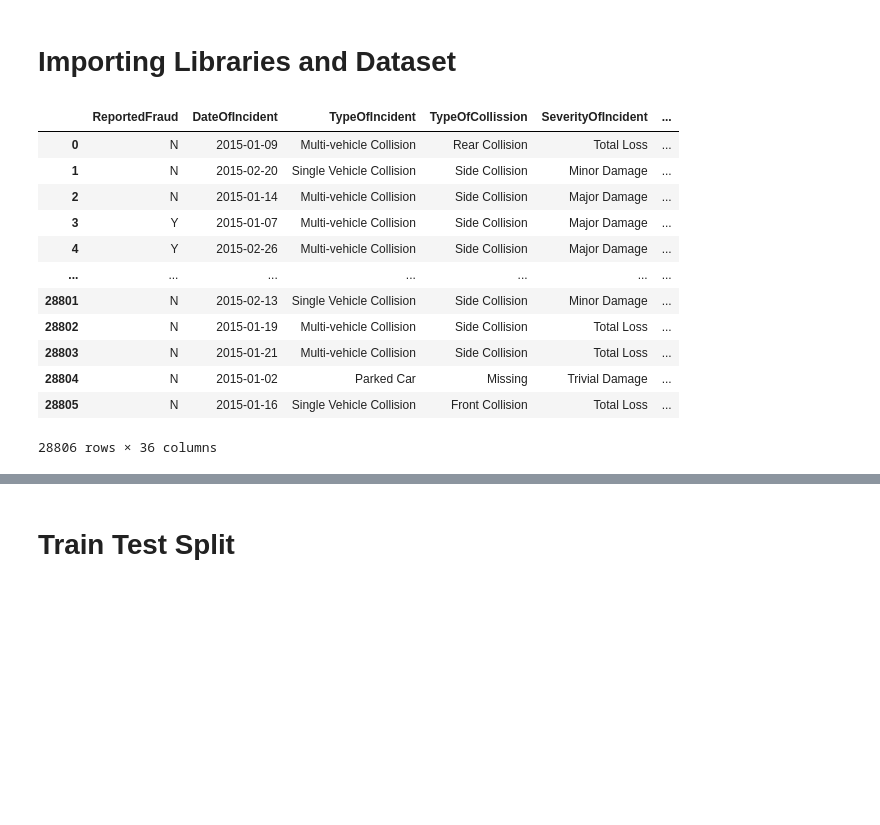
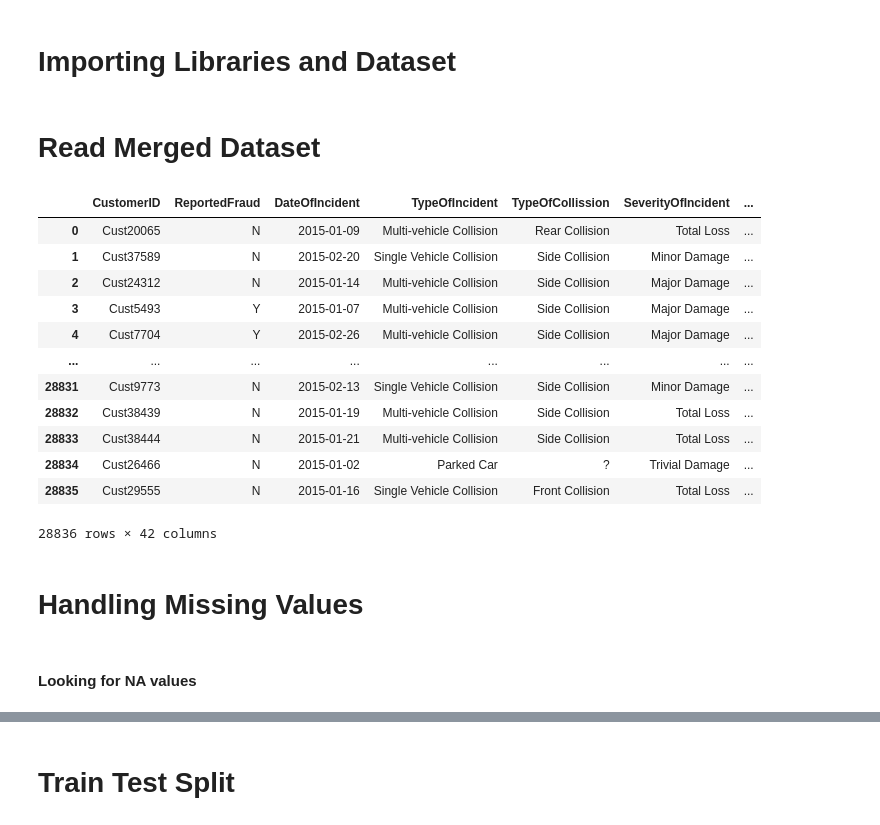
Before and after one commit to junweiteo/bt4012_insurance_fraud, a Jupyter notebook: Preprocess.ipynb, the cells around one changed output, grey strips where cells are left out. Drawn from its saved outputs; the diff is of its cells as text; code cells hidden in the pictures; blank space fills up the shorter version.

Commit message:
Process raw datasets and clean up code

```diff
--- a/Preprocess.ipynb
+++ b/Preprocess.ipynb
@@ -12,20 +12,26 @@ from sklearn.model_selection import train_test_split
 # %%
 pd.options.display.max_rows = 100
 pd.options.display.max_columns = 200
+# %% [markdown]
+# Read Merged Dataset
 # %%
-df = pd.read_csv('data/india_fraud_cleaned.csv')
+df = pd.read_csv('data/india_fraud.csv')
 df
 # %% [output]
-|  | ReportedFraud | DateOfIncident | TypeOfIncident | TypeOfCollission | SeverityOfIncident | ... |
-| 0 | N | 2015-01-09 | Multi-vehicle Collision | Rear Collision | Total Loss | ... |
-| 1 | N | 2015-02-20 | Single Vehicle Collision | Side Collision | Minor Damage | ... |
-| 2 | N | 2015-01-14 | Multi-vehicle Collision | Side Collision | Major Damage | ... |
-| 3 | Y | 2015-01-07 | Multi-vehicle Collision | Side Collision | Major Damage | ... |
-| 4 | Y | 2015-02-26 | Multi-vehicle Collision | Side Collision | Major Damage | ... |
-| ... | ... | ... | ... | ... | ... | ... |
-| 28801 | N | 2015-02-13 | Single Vehicle Collision | Side Collision | Minor Damage | ... |
-| 28802 | N | 2015-01-19 | Multi-vehicle Collision | Side Collision | Total Loss | ... |
-| 28803 | N | 2015-01-21 | Multi-vehicle Collision | Side Collision | Total Loss | ... |
-| 28804 | N | 2015-01-02 | Parked Car | Missing | Trivial Damage | ... |
-| 28805 | N | 2015-01-16 | Single Vehicle Collision | Front Collision | Total Loss | ... |
+|  | CustomerID | ReportedFraud | DateOfIncident | TypeOfIncident | TypeOfCollission | SeverityOfIncident | ... |
+| 0 | Cust20065 | N | 2015-01-09 | Multi-vehicle Collision | Rear Collision | Total Loss | ... |
+| 1 | Cust37589 | N | 2015-02-20 | Single Vehicle Collision | Side Collision | Minor Damage | ... |
+| 2 | Cust24312 | N | 2015-01-14 | Multi-vehicle Collision | Side Collision | Major Damage | ... |
+| 3 | Cust5493 | Y | 2015-01-07 | Multi-vehicle Collision | Side Collision | Major Damage | ... |
+| 4 | Cust7704 | Y | 2015-02-26 | Multi-vehicle Collision | Side Collision | Major Damage | ... |
+| ... | ... | ... | ... | ... | ... | ... | ... |
+| 28831 | Cust9773 | N | 2015-02-13 | Single Vehicle Collision | Side Collision | Minor Damage | ... |
+| 28832 | Cust38439 | N | 2015-01-19 | Multi-vehicle Collision | Side Collision | Total Loss | ... |
+| 28833 | Cust38444 | N | 2015-01-21 | Multi-vehicle Collision | Side Collision | Total Loss | ... |
+| 28834 | Cust26466 | N | 2015-01-02 | Parked Car | ? | Trivial Damage | ... |
+| 28835 | Cust29555 | N | 2015-01-16 | Single Vehicle Collision | Front Collision | Total Loss | ... |
-28806 rows × 36 columns
+28836 rows × 42 columns
+# %% [markdown]
+# Handling Missing Values
+# %% [markdown]
+#### Looking for NA values
```
Also changed, not shown: parts of 24 cells of this notebook, 8 other files.
